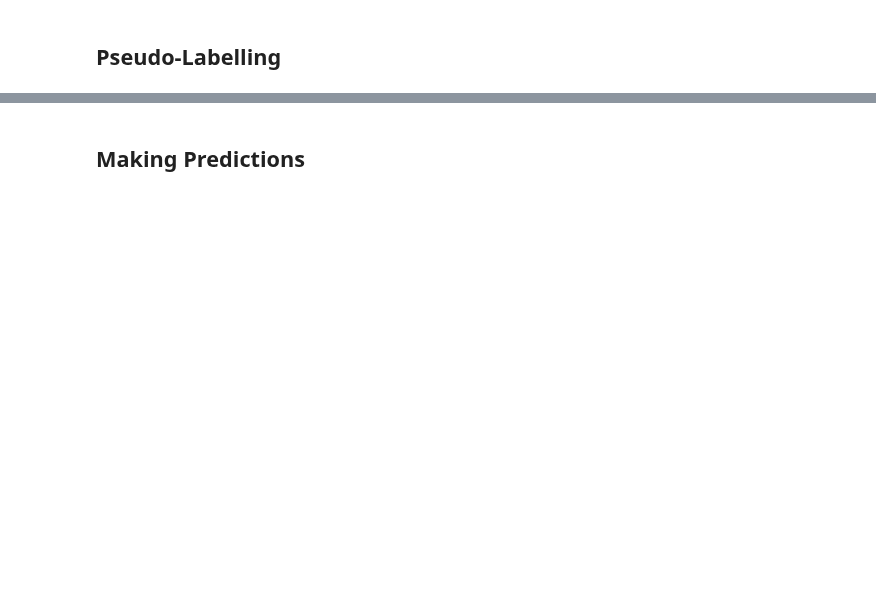
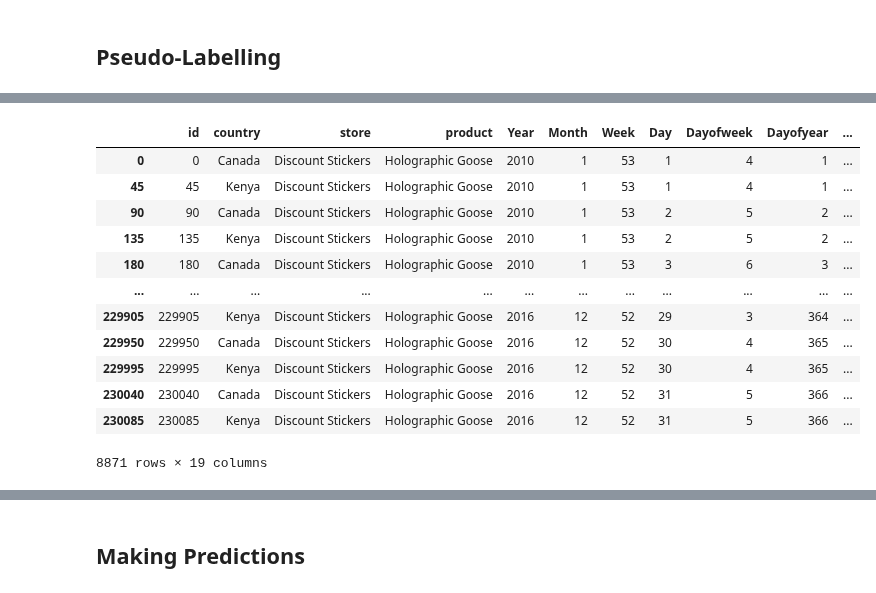
Before and after one commit to frank-895/machine_learning_journey, a Jupyter notebook: predict_sticker_sales/sticker_sales.ipynb, the cells around one changed output, grey strips where cells are left out. Saved outputs shown, nothing was run; the diff lists cells and outputs as text; code cells hidden in the pictures; blank space fills up the shorter version.

```diff
--- a/predict_sticker_sales/sticker_sales.ipynb
+++ b/predict_sticker_sales/sticker_sales.ipynb
@@ -320,0 +327,5 @@ When considering ways of improving my model, it is clear that I could experiment
+# %%
+unlabelled = pd.read_csv('train.csv')
+unlabelled = unlabelled[unlabelled['num_sold'].isnull()]
+unlabelled.drop(['num_sold'], axis=1, inplace=True)
+unlabelled
@@ -320,0 +348,6 @@ When considering ways of improving my model, it is clear that I could experiment
+# %%
+add_datepart(unlabelled, 'date')
+nolabel_dl = learn.dls.test_dl(unlabelled)
+
+preds,_ = learn.get_preds(dl=nolabel_dl)
+preds
@@ -320,0 +363,22 @@ When considering ways of improving my model, it is clear that I could experiment
+# %%
+baseline_value = df['num_sold'].mean()
+confidence = 1 - (abs(preds.squeeze() - baseline_value) / baseline_value)
+threshold = 0.7
+unlabelled['num_sold'] = preds.squeeze().numpy()
+unlabelled['confidence'] = confidence.numpy()
+# %%
+unlabelled
+# %% [output]
+|  | id | country | store | product | Year | Month | Week | Day | Dayofweek | Dayofyear | ... |
+| 0 | 0 | Canada | Discount Stickers | Holographic Goose | 2010 | 1 | 53 | 1 | 4 | 1 | ... |
+| 45 | 45 | Kenya | Discount Stickers | Holographic Goose | 2010 | 1 | 53 | 1 | 4 | 1 | ... |
+| 90 | 90 | Canada | Discount Stickers | Holographic Goose | 2010 | 1 | 53 | 2 | 5 | 2 | ... |
+| 135 | 135 | Kenya | Discount Stickers | Holographic Goose | 2010 | 1 | 53 | 2 | 5 | 2 | ... |
+| 180 | 180 | Canada | Discount Stickers | Holographic Goose | 2010 | 1 | 53 | 3 | 6 | 3 | ... |
+| ... | ... | ... | ... | ... | ... | ... | ... | ... | ... | ... | ... |
+| 229905 | 229905 | Kenya | Discount Stickers | Holographic Goose | 2016 | 12 | 52 | 29 | 3 | 364 | ... |
+| 229950 | 229950 | Canada | Discount Stickers | Holographic Goose | 2016 | 12 | 52 | 30 | 4 | 365 | ... |
+| 229995 | 229995 | Kenya | Discount Stickers | Holographic Goose | 2016 | 12 | 52 | 30 | 4 | 365 | ... |
+| 230040 | 230040 | Canada | Discount Stickers | Holographic Goose | 2016 | 12 | 52 | 31 | 5 | 366 | ... |
+| 230085 | 230085 | Kenya | Discount Stickers | Holographic Goose | 2016 | 12 | 52 | 31 | 5 | 366 | ... |
+8871 rows × 19 columns
```
Also changed, not shown: parts of 20 cells of this notebook.
